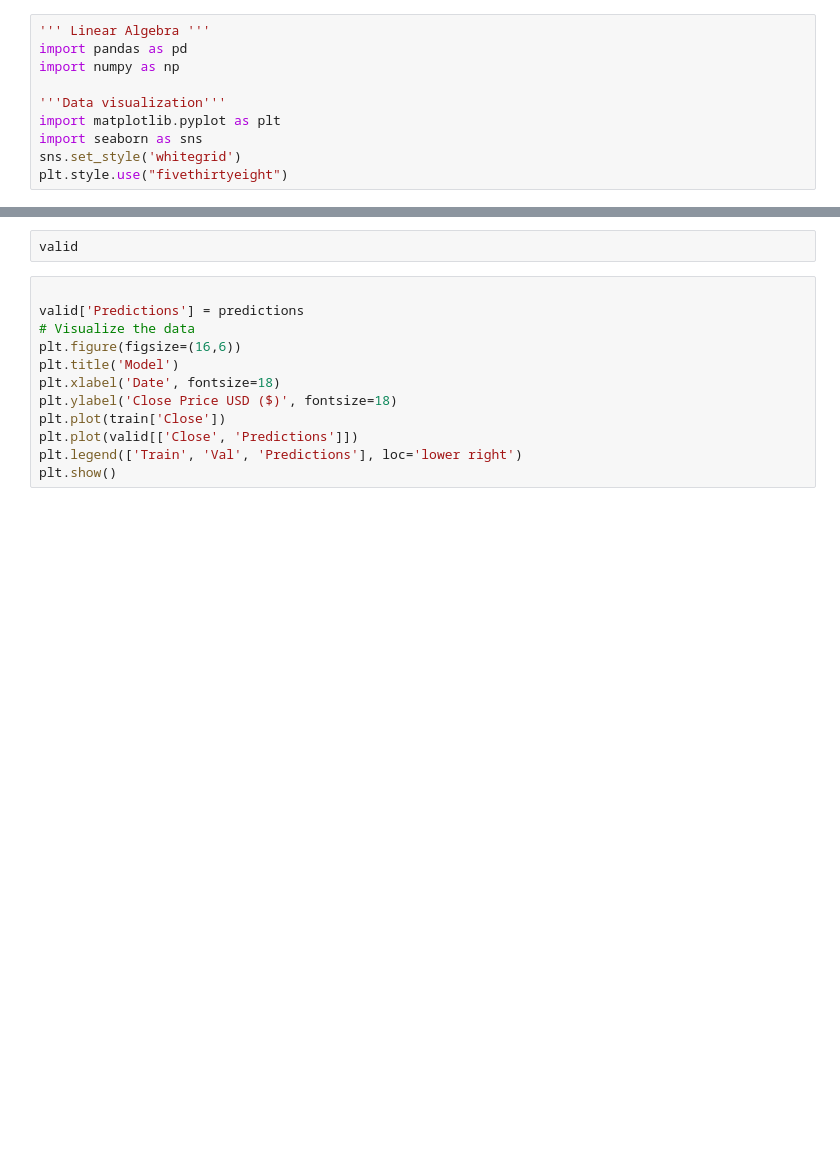
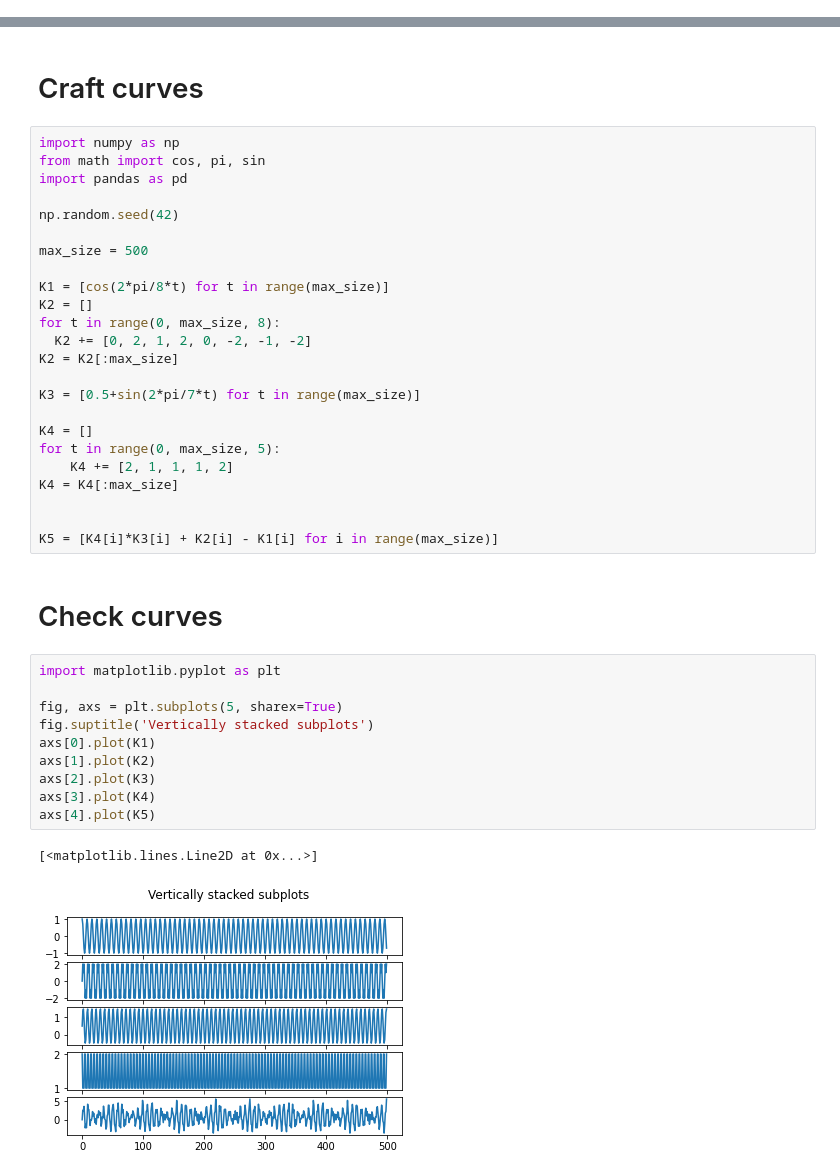
Before and after one commit to galleon/ML-Notebooks, a Jupyter notebook: notebook_rnn.ipynb, the cells around one changed output, grey strips where cells are left out. Cells and saved outputs as stored; diff of their text form; blank space fills up the shorter version.

```diff
--- a/notebook_rnn.ipynb
+++ b/notebook_rnn.ipynb
@@ -28,10 +0,0 @@ Successfully installed pandas-datareader-0.10.0
-# %%
-''' Linear Algebra '''
-import pandas as pd
-import numpy as np
-
-'''Data visualization'''
-import matplotlib.pyplot as plt
-import seaborn as sns
-sns.set_style('whitegrid')
-plt.style.use("fivethirtyeight")
@@ -1174,14 +1,41 @@ valid = aapl[training_data_length:]
-# %%
-valid
-# %%
-
-valid['Predictions'] = predictions
-# Visualize the data
-plt.figure(figsize=(16,6))
-plt.title('Model')
-plt.xlabel('Date', fontsize=18)
-plt.ylabel('Close Price USD ($)', fontsize=18)
-plt.plot(train['Close'])
-plt.plot(valid[['Close', 'Predictions']])
-plt.legend(['Train', 'Val', 'Predictions'], loc='lower right')
-plt.show()
+# %% [markdown]
+# Craft curves
+# %%
+import numpy as np
+from math import cos, pi, sin
+import pandas as pd
+
+np.random.seed(42)
+
+max_size = 500
+
+K1 = [cos(2*pi/8*t) for t in range(max_size)]
+K2 = []
+for t in range(0, max_size, 8):
+  K2 += [0, 2, 1, 2, 0, -2, -1, -2]
+K2 = K2[:max_size]
+
+K3 = [0.5+sin(2*pi/7*t) for t in range(max_size)]
+
+K4 = []
+for t in range(0, max_size, 5):
+    K4 += [2, 1, 1, 1, 2]
+K4 = K4[:max_size]
+
+
+K5 = [K4[i]*K3[i] + K2[i] - K1[i] for i in range(max_size)]
+# %% [markdown]
+# Check curves
+# %%
+import matplotlib.pyplot as plt
+
+fig, axs = plt.subplots(5, sharex=True)
+fig.suptitle('Vertically stacked subplots')
+axs[0].plot(K1)
+axs[1].plot(K2)
+axs[2].plot(K3)
+axs[3].plot(K4)
+axs[4].plot(K5)
+# %% [output]
+[<matplotlib.lines.Line2D at 0x...>]
+[figure, added]
```
Also changed, not shown: parts of 199 cells of this notebook, 2 other files.
